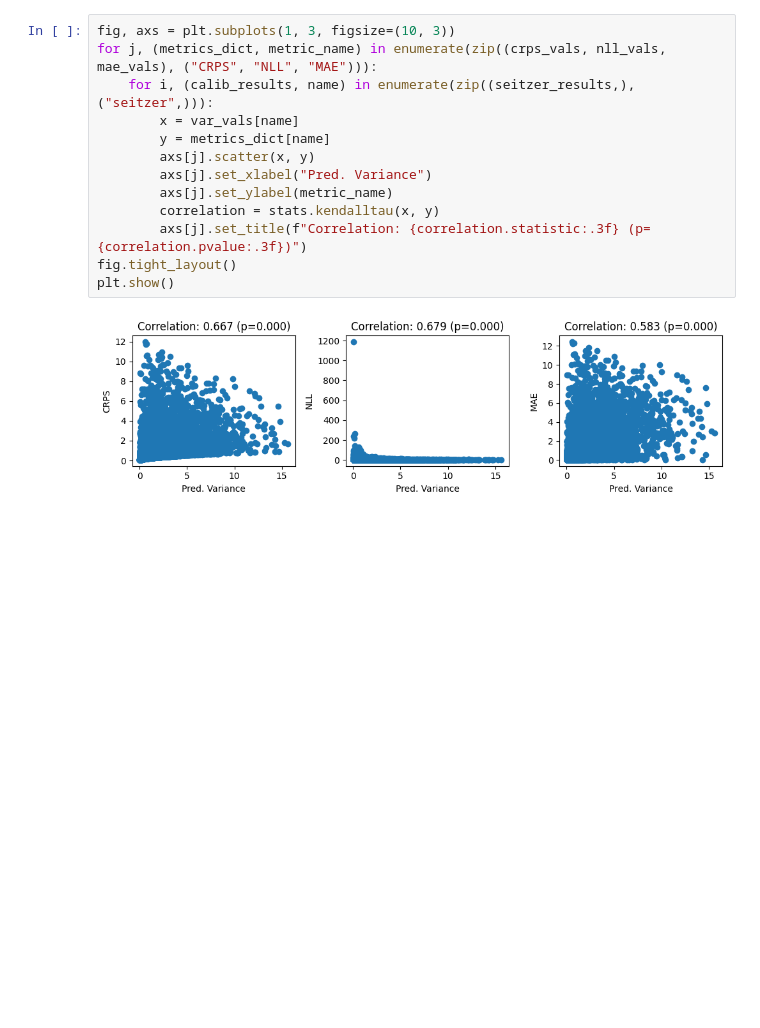
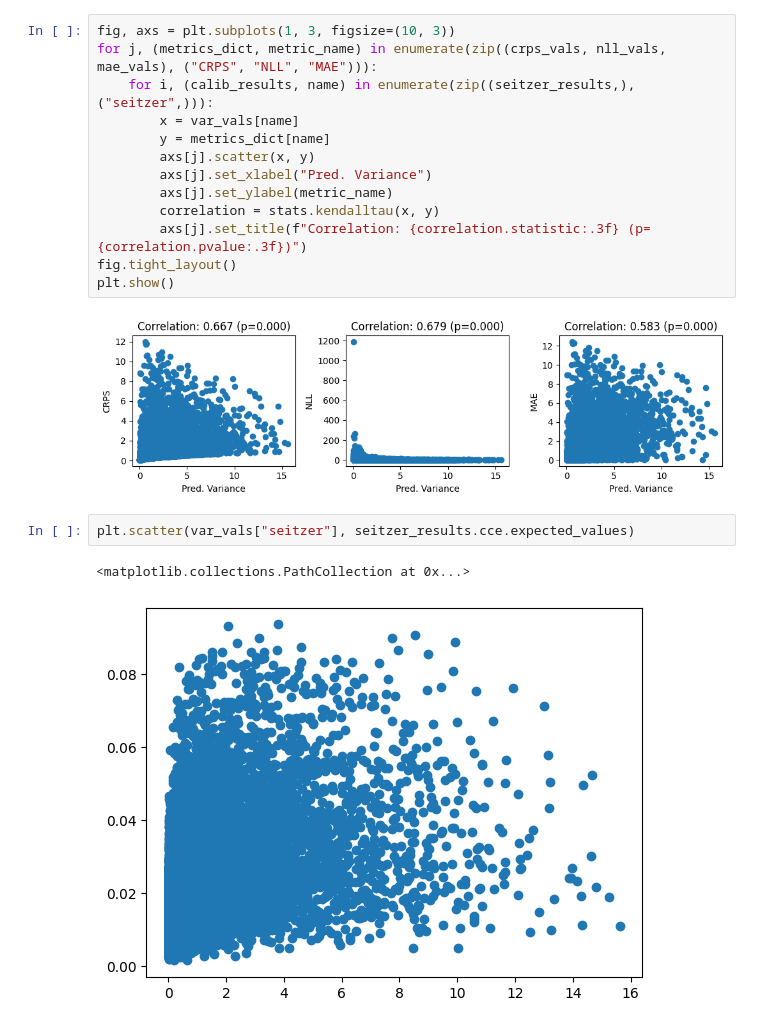
Before and after one commit to spencermyoung513/probcal, a Jupyter notebook: notebooks/coco_correlations.ipynb, the cells around one changed output. Drawn from its saved outputs; the diff is of its cells as text; blank space fills up the shorter version.

```diff
--- a/notebooks/coco_correlations.ipynb
+++ b/notebooks/coco_correlations.ipynb
@@ -93,3 +93,8 @@ fig.tight_layout()
 plt.show()
 # %% [output]
 [figure]
+# %%
+plt.scatter(var_vals["seitzer"], seitzer_results.cce.expected_values)
+# %% [output]
+<matplotlib.collections.PathCollection at 0x...>
+[figure, added]
```
Also changed, not shown: 1 other file.
